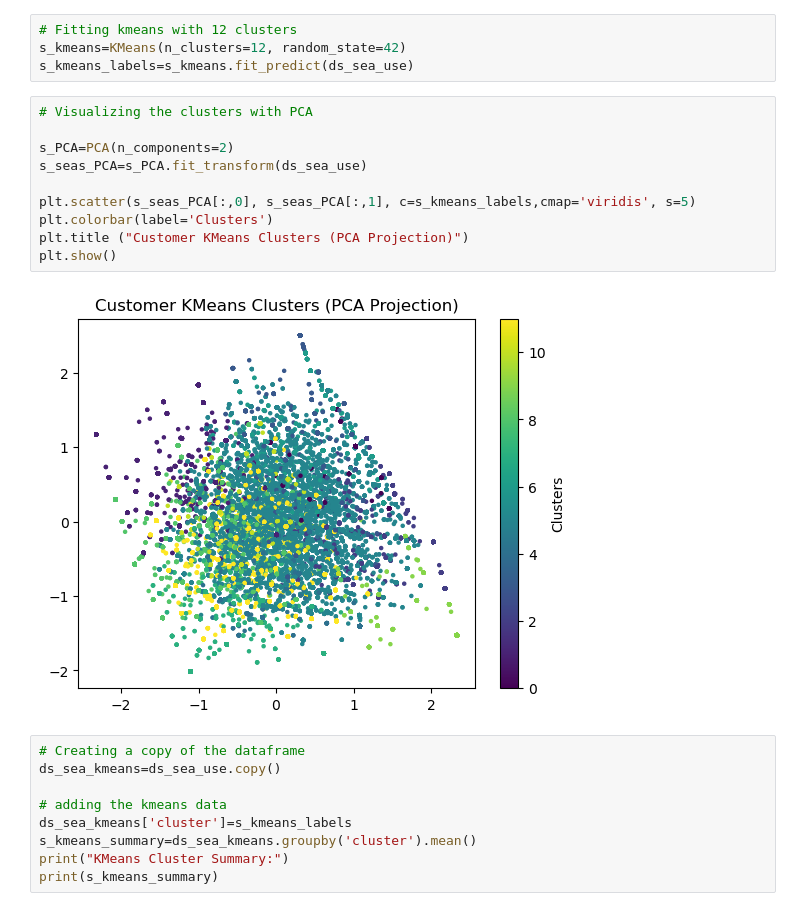
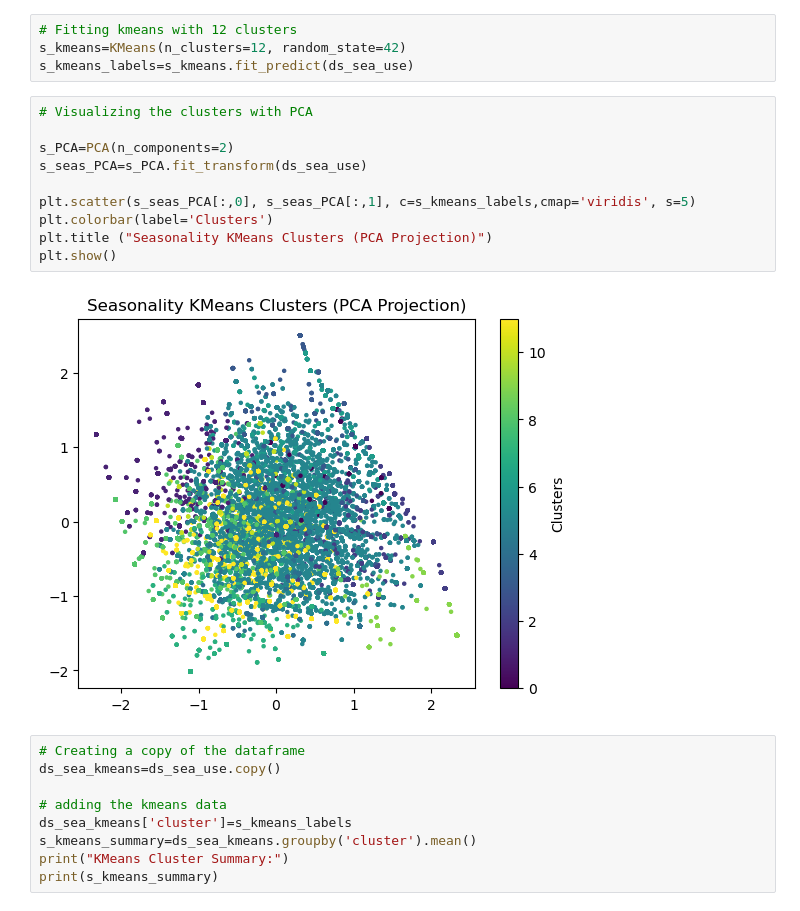
Before and after one commit to Initial-T53/Amazon-Sales-Data, a Jupyter notebook: Notebooks/DataModeling.ipynb, the cells around one changed output. Drawn from its saved outputs; the diff is of its cells as text.

```diff
--- a/Notebooks/DataModeling.ipynb
+++ b/Notebooks/DataModeling.ipynb
@@ -297,15 +297,15 @@ s_kmeans_labels=s_kmeans.fit_predict(ds_sea_use)
 # %%
 # Visualizing the clusters with PCA
 
 s_PCA=PCA(n_components=2)
 s_seas_PCA=s_PCA.fit_transform(ds_sea_use)
 
 plt.scatter(s_seas_PCA[:,0], s_seas_PCA[:,1], c=s_kmeans_labels,cmap='viridis', s=5)
 plt.colorbar(label='Clusters')
-plt.title ("Customer KMeans Clusters (PCA Projection)")
+plt.title ("Seasonality KMeans Clusters (PCA Projection)")
 plt.show()
 # %% [output]
-[figure, old version]
+[figure, new version]
 # %%
 # Creating a copy of the dataframe
 ds_sea_kmeans=ds_sea_use.copy()
```
Also changed, not shown: parts of 3 cells of this notebook.
